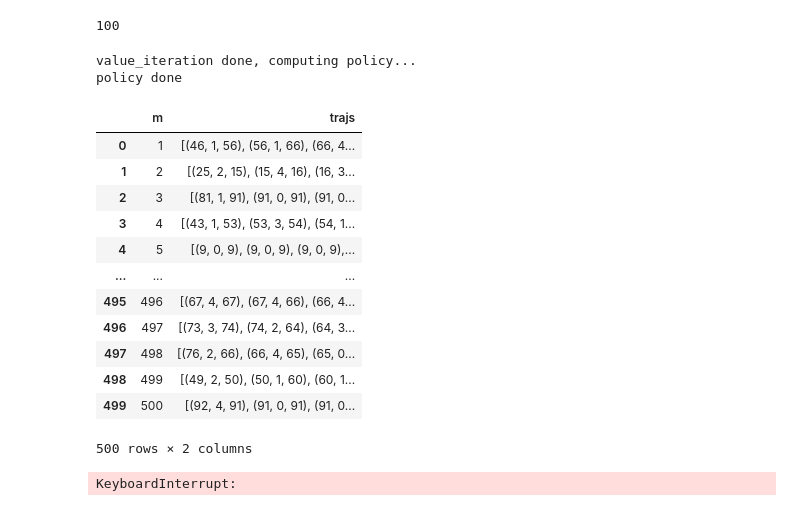
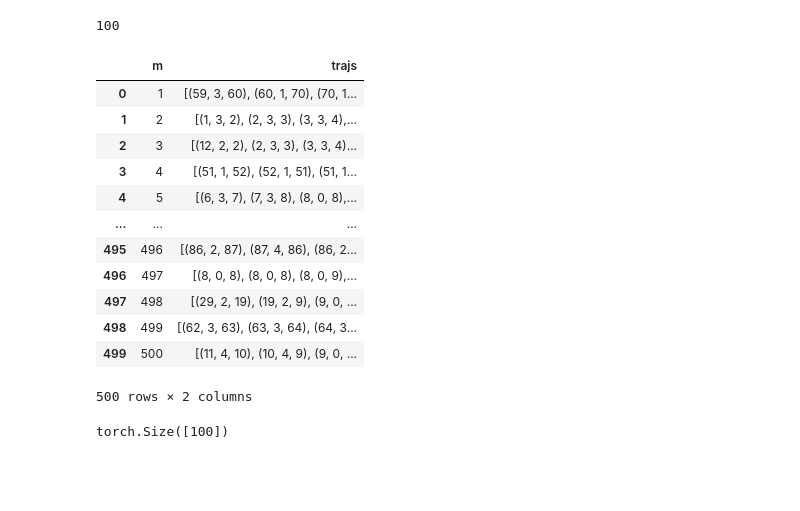
Before and after one commit to RickH-Arch/MEIRL-GAIL-Behavior-Cloning, a Jupyter notebook: demo_dmeirl/demo_DMEIRL.ipynb, the cells around one changed output. Drawn from its saved outputs; the diff is of its cells as text; code cells hidden in the pictures; blank space fills up the shorter version.

Commit message:
demo complete

```diff
--- a/demo_dmeirl/demo_DMEIRL.ipynb
+++ b/demo_dmeirl/demo_DMEIRL.ipynb
@@ -17,16 +17,16 @@ warnings.filterwarnings('ignore')
 The autoreload extension is already loaded. To reload it, use:
   %reload_ext autoreload
 # %%
-reward_mat = np.array([[ 1, 1, 1, 2, 1, 1, 1, 1, 2, 2],
-                       [-1,-1, 1, 2, 1, 1, 1, 1, 1, 2],
-                       [-2,-1, 0, 1, 0, 0, 0, 1, 1, 1],
-                       [-2,-2,-1,-1,-1,-1,-1, 2, 2, 0],
-                       [-1,-1, 0, 0, 0, 1,-2,-1,-1,-1],
-                       [ 0, 0, 0, 1, 1, 2, 1, 0, 0, 0],
-                       [ 0, 0, 1, 1, 2, 2, 2, 1, 0, 0],
-                       [ 1, 0, 0, 0, 1, 1, 1, 0,-1,-1],
-                       [ 2, 1, 0, 0, 0, 1, 0, 0,-1,-1],
-                       [ 2, 2, 1, 0, 0, 0, 0,-1,-1,-2],])
+reward_mat = np.array([[ 1, 1, 1, 1, 1, 1, 1, 1, 2, 2],
+                       [-1,-1, 1, 1, 1, 1, 1, 1, 1, 2],
+                       [-2,-1,-1,-1,-1,-1,-1, 1, 1, 1],
+                       [-2,-2,-2,-2,-2,-2,-2,-1,-1,-1],
+                       [-1,-1,-1,-1,-1, 1,-2,-2,-2,-2],
+                       [ 0, 0, 0, 1, 1, 2, 1,-1,-1,-1],
+                       [ 0, 0, 1, 1, 2, 2, 2, 1,-1,-1],
+                       [ 1, 1, 1, 1, 1, 1, 1, 0,-1,-1],
+                       [ 2, 1, 1, 1, 1, 1, 0, 0,-1,-1],
+                       [ 2, 2, 1, 1, 1, 1, 0,-1,-1,-2],])
 reward_mat = utils.Normalize_2DArr(reward_mat)
 world_trajGen = GridWorld_trajGen(10,10,reward_mat,trans_prob=0.8,discount=0.8)
 world_trajGen.ShowRewards()
@@ -35,23 +35,21 @@ world_trajGen.feature_matrix().__len__()
 # %% [output]
 100
 # %%
-world_trajGen.GenerateTrajectories(traj_count=500,traj_length=50)
+world_trajGen.GenerateTrajectories(traj_count=500,traj_length=30,save=True)
 # %% [output]
+|  | m | trajs |
+| 0 | 1 | [(59, 3, 60), (60, 1, 70), (70, 1... |
+| 1 | 2 | [(1, 3, 2), (2, 3, 3), (3, 3, 4),... |
+| 2 | 3 | [(12, 2, 2), (2, 3, 3), (3, 3, 4)... |
+| 3 | 4 | [(51, 1, 52), (52, 1, 51), (51, 1... |
+| 4 | 5 | [(6, 3, 7), (7, 3, 8), (8, 0, 8),... |
+| ... | ... | ... |
+| 495 | 496 | [(86, 2, 87), (87, 4, 86), (86, 2... |
+| 496 | 497 | [(8, 0, 8), (8, 0, 8), (8, 0, 9),... |
+| 497 | 498 | [(29, 2, 19), (19, 2, 9), (9, 0, ... |
+| 498 | 499 | [(62, 3, 63), (63, 3, 64), (64, 3... |
+| 499 | 500 | [(11, 4, 10), (10, 4, 9), (9, 0, ... |
-value_iteration done, computing policy...
-policy done
+500 rows × 2 columns
-|  | m | trajs |
-| 0 | 1 | [(46, 1, 56), (56, 1, 66), (66, 4... |
-| 1 | 2 | [(25, 2, 15), (15, 4, 16), (16, 3... |
-| 2 | 3 | [(81, 1, 91), (91, 0, 91), (91, 0... |
-| 3 | 4 | [(43, 1, 53), (53, 3, 54), (54, 1... |
-| 4 | 5 | [(9, 0, 9), (9, 0, 9), (9, 0, 9),... |
-| ... | ... | ... |
-| 495 | 496 | [(67, 4, 67), (67, 4, 66), (66, 4... |
-| 496 | 497 | [(73, 3, 74), (74, 2, 64), (64, 3... |
-| 497 | 498 | [(76, 2, 66), (66, 4, 65), (65, 0... |
-| 498 | 499 | [(49, 2, 50), (50, 1, 60), (60, 1... |
-| 499 | 500 | [(92, 4, 91), (91, 0, 91), (91, 0... |
-500 rows × 2 columns
 # %%
 traj_path = r'demo_expert_trajs_0109.csv'
 world = GridWorld(
@@ -67,4 +66,6 @@ dme = DMEIRL(world,layers = (40,30),lr = 0.001,clip_norm=1)
 # %%
-rewards = dme.train(n_epochs=100,demo=True)
+rewards = dme.train(n_epochs=500,demo=True)
-# %% [output]
-KeyboardInterrupt:
+# %%
+rewards.shape
+# %% [output]
+torch.Size([100])
```
Also changed, not shown: parts of 6 cells of this notebook, 7 other files.
